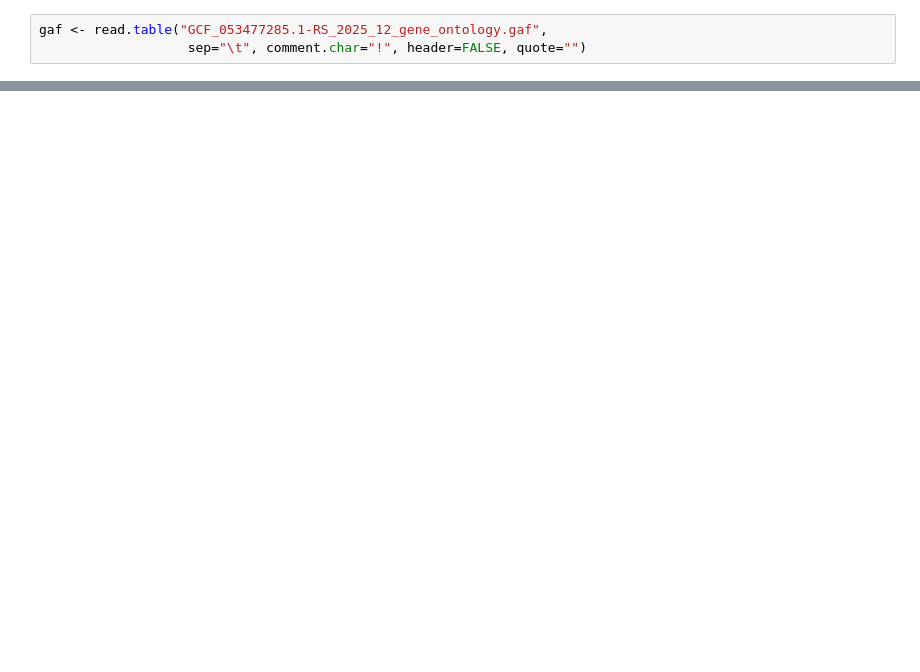
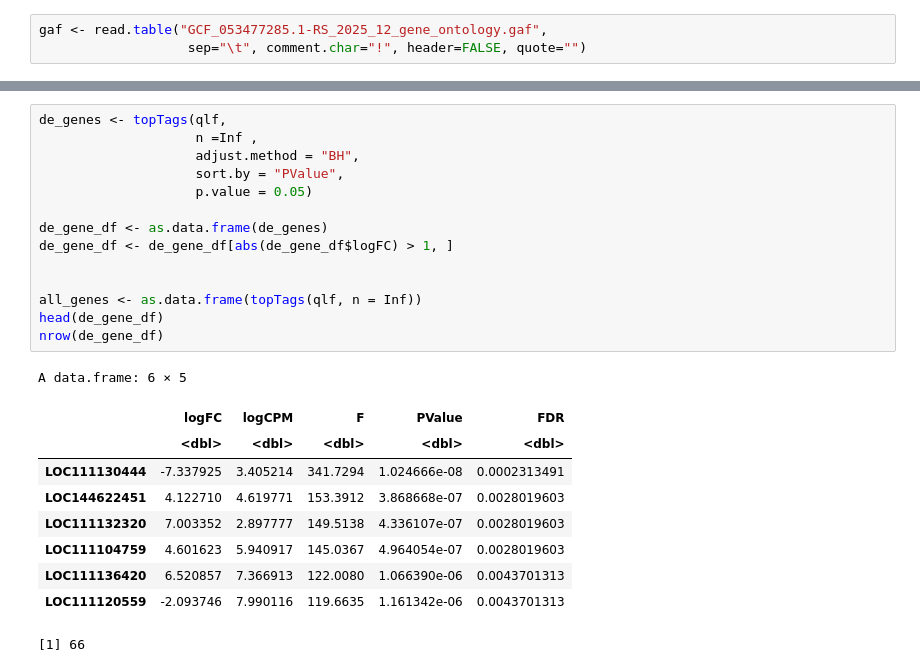
Before and after one commit to MatthewMcGregor-BINF/Selected_Projects, a Jupyter notebook: eastern_oyster_transcriptome.ipynb, the cells around one changed output, grey strips where cells are left out. Saved outputs shown, nothing was run; the diff lists cells and outputs as text; blank space fills up the shorter version.

```diff
--- a/eastern_oyster_transcriptome.ipynb
+++ b/eastern_oyster_transcriptome.ipynb
@@ -464,0 +547,25 @@ A data.frame: 6 × 17
+# %%
+de_genes <- topTags(qlf,
+                    n =Inf ,
+                    adjust.method = "BH",
+                    sort.by = "PValue",
+                    p.value = 0.05)
+
+de_gene_df <- as.data.frame(de_genes)
+de_gene_df <- de_gene_df[abs(de_gene_df$logFC) > 1, ]
+
+
+all_genes <- as.data.frame(topTags(qlf, n = Inf))
+head(de_gene_df)
+nrow(de_gene_df)
+# %% [output]
+A data.frame: 6 × 5
+|  | logFC | logCPM | F | PValue | FDR |
+|  | <dbl> | <dbl> | <dbl> | <dbl> | <dbl> |
+| LOC111130444 | -7.337925 | 3.405214 | 341.7294 | 1.024666e-08 | 0.0002313491 |
+| LOC144622451 | 4.122710 | 4.619771 | 153.3912 | 3.868668e-07 | 0.0028019603 |
+| LOC111132320 | 7.003352 | 2.897777 | 149.5138 | 4.336107e-07 | 0.0028019603 |
+| LOC111104759 | 4.601623 | 5.940917 | 145.0367 | 4.964054e-07 | 0.0028019603 |
+| LOC111136420 | 6.520857 | 7.366913 | 122.0080 | 1.066390e-06 | 0.0043701313 |
+| LOC111120559 | -2.093746 | 7.990116 | 119.6635 | 1.161342e-06 | 0.0043701313 |
+[1] 66
```
Also changed, not shown: parts of 42 cells of this notebook.
